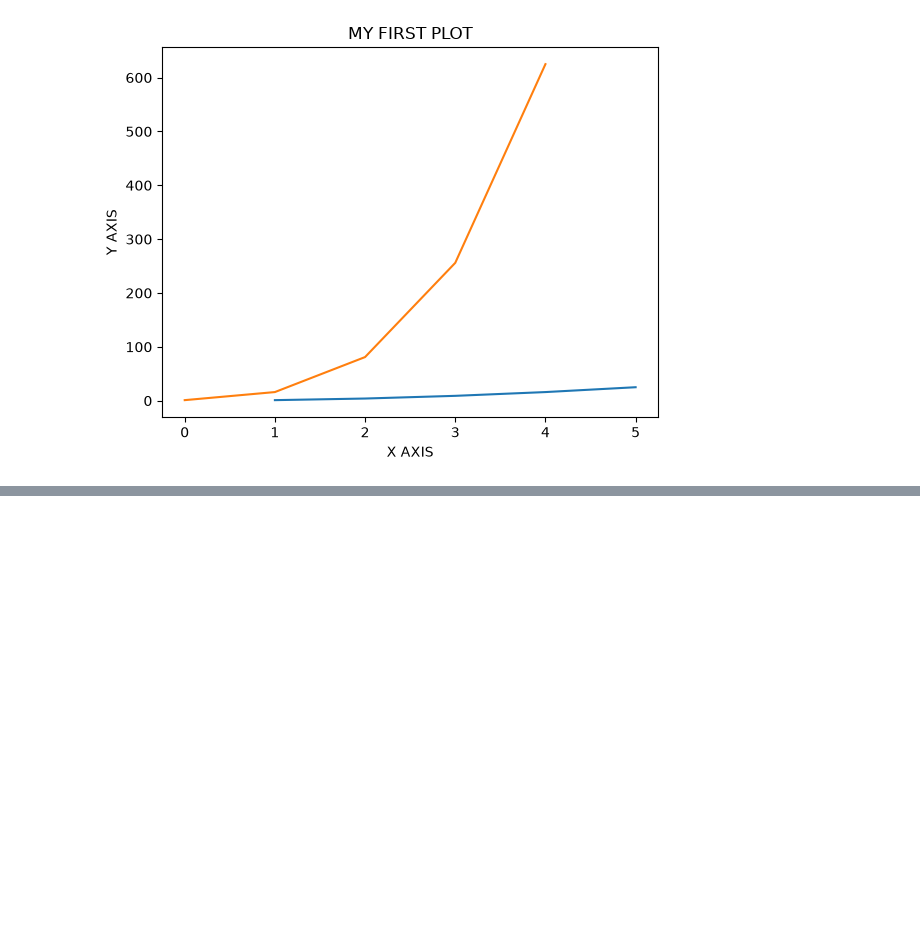
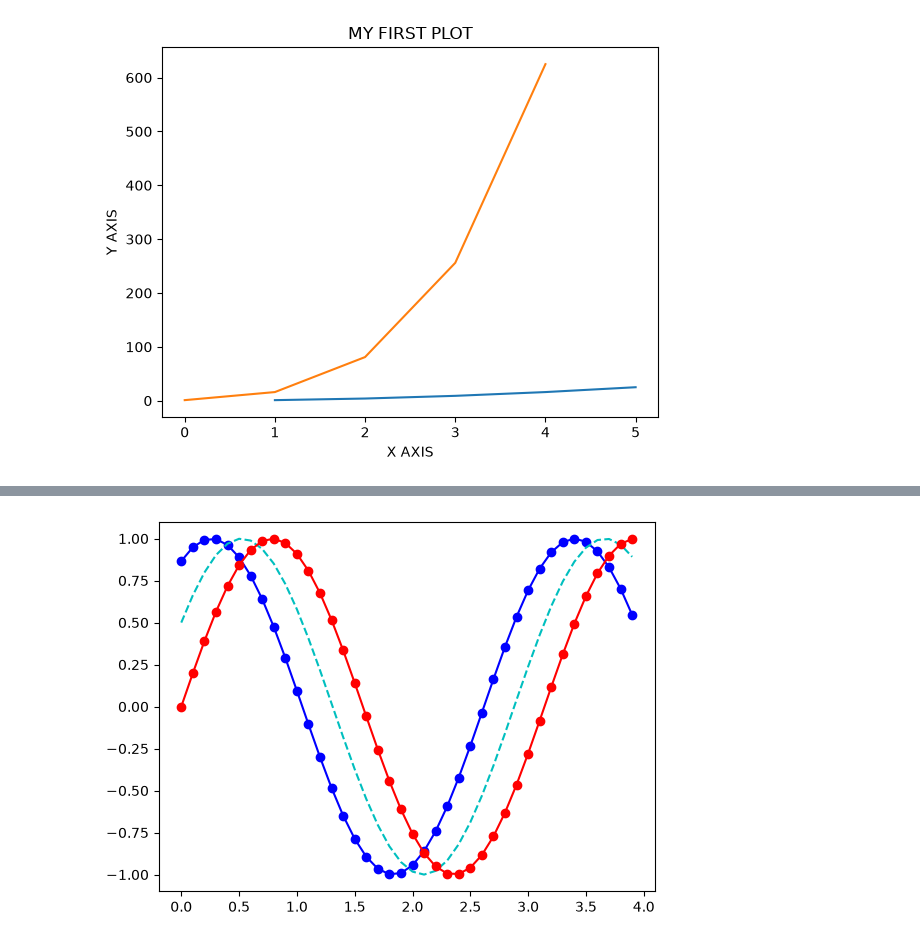
Before and after one commit to livetzy/LearnDC, a Jupyter notebook: learn.ipynb, the cells around one changed output, grey strips where cells are left out. Cells and saved outputs as stored; diff of their text form; code cells hidden in the pictures; blank space fills up the shorter version.

```diff
--- a/learn.ipynb
+++ b/learn.ipynb
@@ -16,0 +34,6 @@ plt.show()
+# %%
+t3, y3 = sinusGenerator(1,1,4,60)
+plt.plot(t3, y3, 'b-o', t2, y2, 'c--', t1, y1, 'r-o')
+plt.show()
+# %% [output]
+[figure, added]
```
Also changed, not shown: parts of 3 cells of this notebook, 1 other file.
